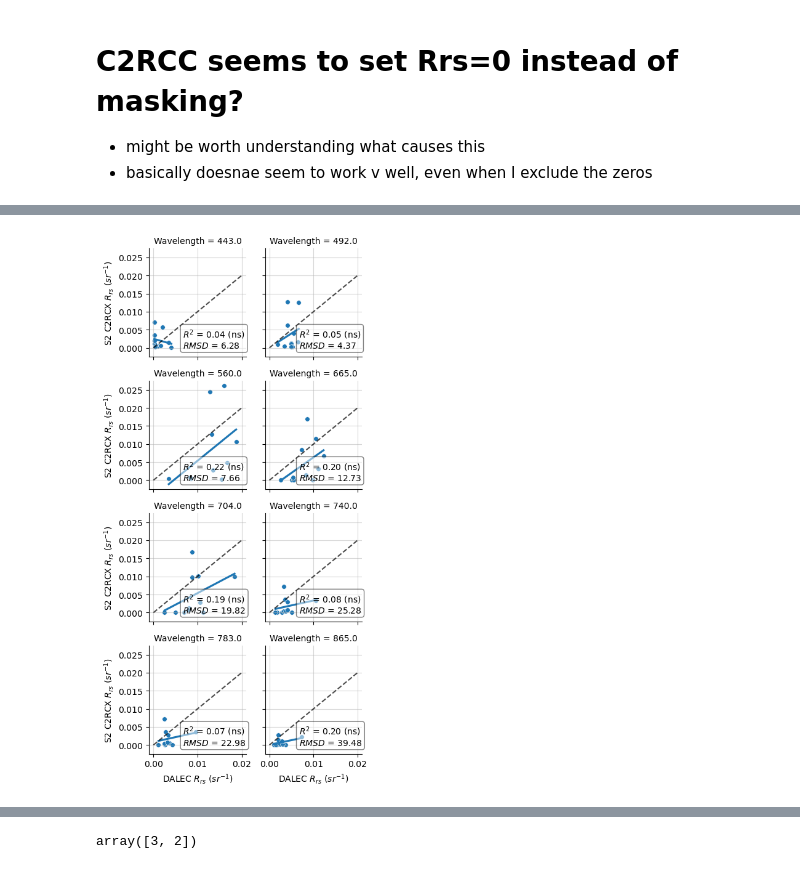
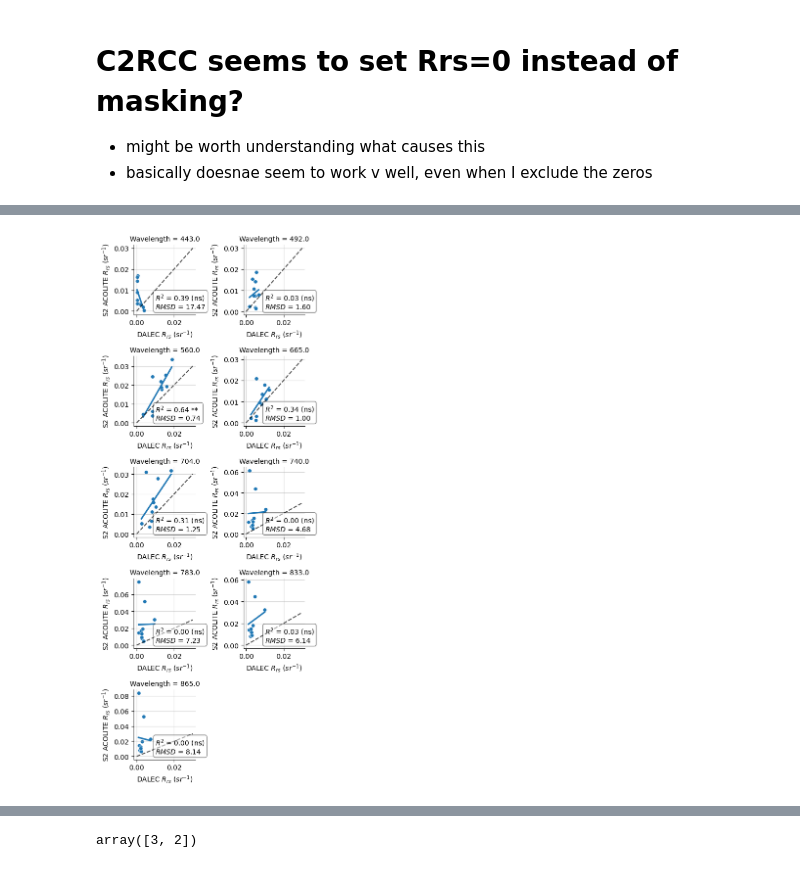
Before and after one commit to scmc72/DALEC_processing, a Jupyter notebook: S2_atmos_corr.ipynb, the cells around one changed output, grey strips where cells are left out. Drawn from its saved outputs; the diff is of its cells as text; code cells hidden in the pictures.

Commit message:
various changes, inc some analysis of data from lough Neagh

```diff
--- a/S2_atmos_corr.ipynb
+++ b/S2_atmos_corr.ipynb
@@ -349,13 +396,17 @@ S2_c2rcc_melt
 3384 rows × 5 columns
 # %%
 S2_c2rcc_med = S2_c2rcc_melt.drop(['location'], axis=1).groupby(['Date', 'date', 'Wavelength']).median()
-S2_c2rcc_med.rename(columns={'Rrs':'Rrs_S2_c2rcc'}, inplace=True)
+S2_c2rcc_med.rename(columns={'Rrs':'C2RCC_nets'}, inplace=True)
 S2_c2rcc_med = S2_c2rcc_med.dropna().reset_index()
 
+S2_c2rcc_CX_med = S2_c2rcc_CX_melt.drop(['location'], axis=1).groupby(['Date', 'date', 'Wavelength']).median()
+S2_c2rcc_CX_med.rename(columns={'Rrs':'C2X_COMPLEX_nets'}, inplace=True)
+S2_c2rcc_CX_med = S2_c2rcc_CX_med.dropna().reset_index()
+
 S2_c2rcX_med = S2_c2rcX_melt.drop(['location'], axis=1).groupby(['Date', 'date', 'Wavelength']).median()
-S2_c2rcX_med.rename(columns={'Rrs':'Rrs_S2_c2rcX'}, inplace=True)
+S2_c2rcX_med.rename(columns={'Rrs':'C2X_nets'}, inplace=True)
 S2_c2rcX_med = S2_c2rcX_med.dropna().reset_index()
 
 S2_acolite_med = S2_acolite_melt.drop(['location'], axis=1).groupby(['Date', 'date', 'Wavelength']).median()
-S2_acolite_med.rename(columns={'Rrs':'Rrs_S2_acolite'}, inplace=True)
+S2_acolite_med.rename(columns={'Rrs':'Acolite'}, inplace=True)
 S2_acolite_med = S2_acolite_med.reset_index()
@@ -567,6 +736,7 @@ dalec_S2_polymer
 # %%
-dalec_S2_c2rcc.Rrs_S2_c2rcc = dalec_S2_c2rcc.Rrs_S2_c2rcc.astype(float)
-dalec_S2_c2rcX.Rrs_S2_c2rcX = dalec_S2_c2rcX.Rrs_S2_c2rcX.astype(float)
-dalec_S2_acolite.Rrs_S2_acolite = dalec_S2_acolite.Rrs_S2_acolite.astype(float)
-dalec_S2_polymer.Rrs_S2_polymer = dalec_S2_polymer.Rrs_S2_polymer.astype(float)
+dalec_S2_c2rcc.C2RCC = dalec_S2_c2rcc.C2RCC_nets.astype(float)
+dalec_S2_c2rcc_CX.C2X_COMPLEX_nets = dalec_S2_c2rcc_CX.C2X_COMPLEX_nets.astype(float)
+dalec_S2_c2rcX.C2X_nets = dalec_S2_c2rcX.C2X_nets.astype(float)
+dalec_S2_acolite.Acolite = dalec_S2_acolite.Acolite.astype(float)
+dalec_S2_polymer.Polymer = dalec_S2_polymer.Polymer.astype(float)
 # %%
@@ -728,24 +968,26 @@ p-val: 0.3772920426700889
 #                  )
 
 def annotate(data, x='Chl-a', y='sdfkjdf', order=1, plot=True, lims=None, **kws):
-    res = sp.stats.linregress(data.dropna()[x]**order, data.dropna()[y])
-    mae = MAE(data.dropna()[x], data.dropna()[y])
-    mape = MAPE(data.dropna()[x], data.dropna()[y])
-    rmsd = RMSD(data.dropna()[x], data.dropna()[y])
-    bias = SSPB(data.dropna()[x], data.dropna()[y])
-    mad = MAD(data.dropna()[x], data.dropna()[y])
-    mapd = MAPD(data.dropna()[x], data.dropna()[y])
-    mdsa = MDSA(data.dropna()[x], data.dropna()[y])
-    print('\nwavelength = ' + str(data.Wavelength.unique()))
-    print('MAE: '+ str(mae))
-    print('MAPE: ' + str(mape))
-    print('RMSD: ' + str(rmsd))
-    print('bias: ' + str(bias))
-    print('MAD: ' + str(mad))
-    print('MAPD: ' + str(mapd))
-    print('MDSA: ' + str(mdsa))
-    print('R2: ' + str(res.rvalue**2))
-    print('p-val: ' + str(res.pvalue))
+    X = np.array(data.dropna()[x], dtype=float)
+    Y = np.array(data.dropna()[y], dtype=float)
+    res = sp.stats.linregress(X**order, Y)
+#     mae = MAE(data.dropna()[x], data.dropna()[y])
+#     mape = MAPE(data.dropna()[x], data.dropna()[y])
+    rmsd = RMSD(X, Y)
+#     bias = SSPB(data.dropna()[x], data.dropna()[y])
+#     mad = MAD(data.dropna()[x], data.dropna()[y])
+#     mapd = MAPD(data.dropna()[x], data.dropna()[y])
+#     mdsa = MDSA(data.dropna()[x], data.dropna()[y])
+#     print('\nwavelength = ' + str(data.Wavelength.unique()))
+#     print('MAE: '+ str(mae))
+#     print('MAPE: ' + str(mape))
+#     print('RMSD: ' + str(rmsd))
+#     print('bias: ' + str(bias))
+#     print('MAD: ' + str(mad))
+#     print('MAPD: ' + str(mapd))
+#     print('MDSA: ' + str(mdsa))
+#     print('R2: ' + str(res.rvalue**2))
+#     print('p-val: ' + str(res.pvalue))
     psig = p_sig(res.pvalue)
 
     ax = plt.gca()
@@ -762,26 +1004,26 @@ def annotate(data, x='Chl-a', y='sdfkjdf', order=1, plot=True, lims=None, **kws)
     if plot:
         ax.plot([0.1, 100], [0.1, 100], 'k--', alpha=0.6)
 
-g = sns.lmplot(data=dalec_S2_c2rcX[dalec_S2_c2rcX.Rrs_S2_c2rcX!=0], col='Wavelength', col_wrap=2, height=2.3,
-                x='Rrs_DALEC', y='Rrs_S2_c2rcX', ci=None, scatter=False)
+g = sns.lmplot(data=dalec_S2_acolite, col='Wavelength', col_wrap=2, height=2.3,
+                x='Rrs_DALEC', y='Acolite', ci=None, scatter=False, sharey=False, sharex=False)
 
-g.map_dataframe(sns.scatterplot, x='Rrs_DALEC', y='Rrs_S2_c2rcX',
+g.map_dataframe(sns.scatterplot, x='Rrs_DALEC', y='Acolite',
                 #style='Sat_ID',
                 #hue='year',
                 legend=True,
                 #style='date',
                 s=30)
 
-g.map_dataframe(annotate, x='Rrs_DALEC', y='Rrs_S2_c2rcX', plot=False)# lims=[0.1, 100])
+g.map_dataframe(annotate, x='Rrs_DALEC', y='Acolite', plot=False)# lims=[0.1, 100])
 
 
 for ax in g.axes.flat[:]:
-    ax.plot([0, 0.02], [0, 0.02], 'k--', alpha=0.7)
-#     ax.set_xlim(0, 0.02)
-#     ax.set_ylim(.3e-3, 0.02)
+    ax.plot([0, 0.03], [0, 0.03], 'k--', alpha=0.7)
+#     ax.set_xlim(.3e-3, 0.06)
+#     ax.set_ylim(.3e-3, 0.06)
     ax.grid(alpha=0.5)
     ax.set_xlabel('DALEC $R_{rs}$ ($sr^{-1}$)')
-    ax.set_ylabel('S2 C2RCX $R_{rs}$ ($sr^{-1}$)')
+    ax.set_ylabel('S2 ACOLITE $R_{rs}$ ($sr^{-1}$)')
 
 
 # g.set(xscale="log")
@@ -815,4 +1040,4 @@ p-val: 0.16348168073352934
-[figure, old version]
+[figure, new version]
 # %%
 # g = sns.FacetGrid(dalec_sd,#[dalec_sd.year == 2023],
 #                   col='Wavelength', col_wrap=2, height=2,
```
Also changed, not shown: parts of 96 cells of this notebook, 27 other files.
